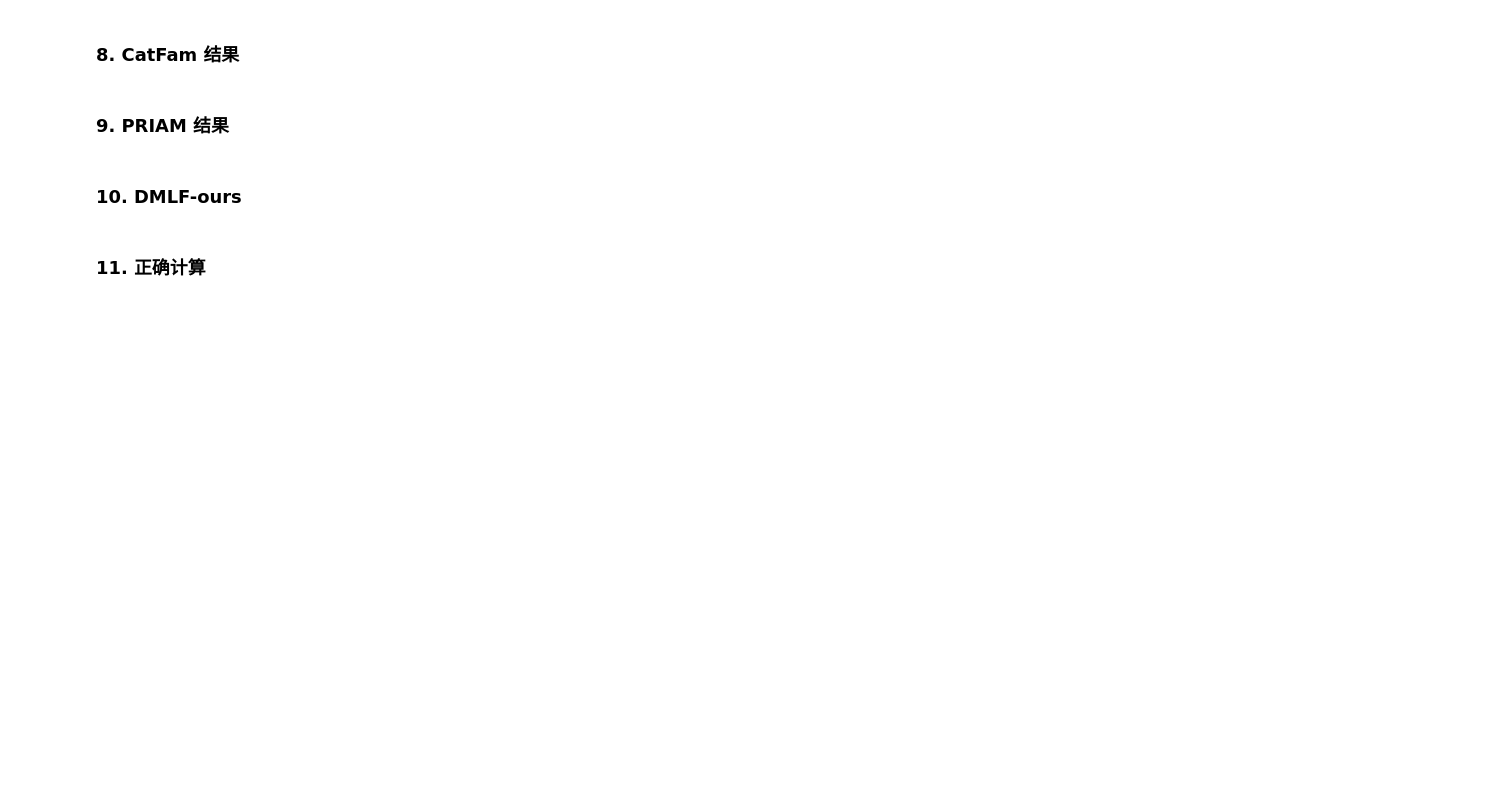
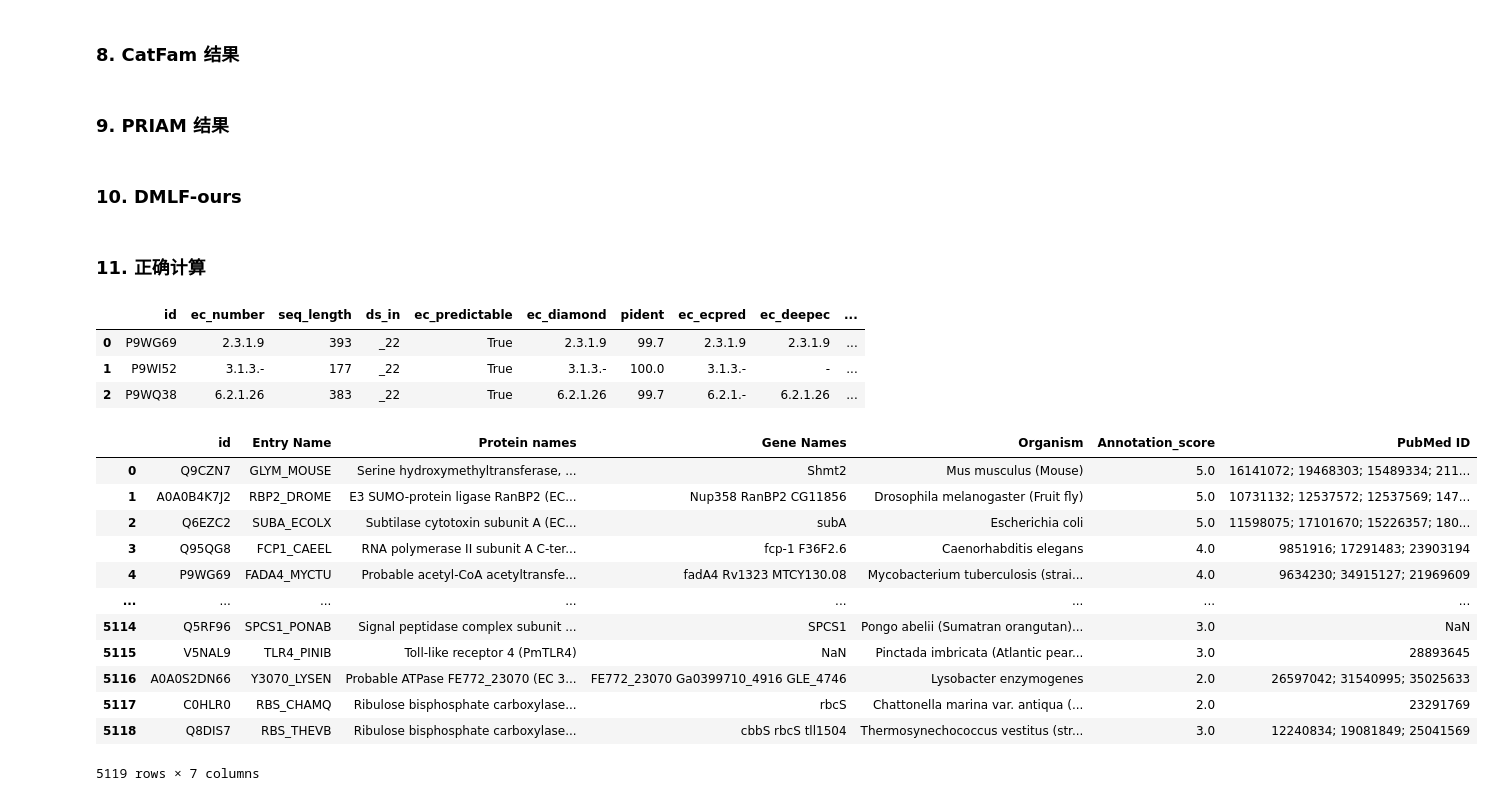
Before and after one commit to kingstdio/ECRECer, a Jupyter notebook: results_ana.ipynb, the cells around one changed output. Saved outputs shown, nothing was run; the diff lists cells and outputs as text; code cells hidden in the pictures; blank space fills up the shorter version.

```diff
--- a/results_ana.ipynb
+++ b/results_ana.ipynb
@@ -77,4 +124,4 @@ def is_ec_pred_correct(ground, predict):
 test_res = pd.concat([task3_test_22,task3_test_20[~task3_test_20.seq.isin(task3_test_22.seq)]], axis=0).reset_index(drop=True)
 test_res['ds_in'] = test_res.seq.apply(lambda x: cacl_t20_t22(task3_test_20.seq.values, task3_test_22.seq.values, x))
 test_res['ec_predictable']=test_res.ec_number.apply(lambda x :isecpredictable(x, set(ec_task3_train)))
-test_res
+test_res['seq_length']=test_res.seq.apply(lambda x:len(x))
@@ -99,7 +132,7 @@ diamond_task3 = funclib.getblast(train=data_task3_train[['id','seq']], test=test
 res_task3_diamond = diamond_task3[['id','sseqid','pident']].merge(data_task3_train[['id','ec_number']], how='left', left_on='sseqid', right_on='id')
 res_task3_diamond = res_task3_diamond[['id_x', 'ec_number','pident']].rename(columns={'id_x':'id','ec_number':'ec_diamond'})
 
-f_merge_res = test_res[['id','ec_number', 'ds_in', 'ec_predictable']].merge(res_task3_diamond, on='id', how='left').drop_duplicates().reset_index(drop=True)
+f_merge_res = test_res[['id','ec_number','seq_length', 'ds_in', 'ec_predictable']].merge(res_task3_diamond, on='id', how='left').drop_duplicates().reset_index(drop=True)
 f_merge_res.ec_diamond = f_merge_res.ec_diamond.fillna('-')
 # %% [output]
 Write finished
@@ -178,3 +211,8 @@ f_merge_res['right_ec_priam']   = f_merge_res.apply(lambda x:is_ec_pred_correct(
 f_merge_res['ec_ours']=f_merge_res.apply(lambda x: x.ec_diamond if x.pident>20 else x.ec_ours, axis=1)
 f_merge_res['right_ec_ours']   = f_merge_res.apply(lambda x:is_ec_pred_correct(ground=x.ec_number, predict=x.ec_ours), axis=1)
 f_merge_res.head(3)
+# %% [output]
+|  | id | ec_number | seq_length | ds_in | ec_predictable | ec_diamond | pident | ec_ecpred | ec_deepec | ... |
+| 0 | P9WG69 | 2.3.1.9 | 393 | _22 | True | 2.3.1.9 | 99.7 | 2.3.1.9 | 2.3.1.9 | ... |
+| 1 | P9WI52 | 3.1.3.- | 177 | _22 | True | 3.1.3.- | 100.0 | 3.1.3.- | - | ... |
+| 2 | P9WQ38 | 6.2.1.26 | 383 | _22 | True | 6.2.1.26 | 99.7 | 6.2.1.- | 6.2.1.26 | ... |
@@ -182,0 +219,18 @@ f_merge_res.to_excel(cfg.RESULTSDIR+'case2210/case_5121_integrated_results.xlsx'
+# %%
+sup_info = grab_Uniprot_info_by_ids_inbatch(uniprot_list=f_merge_res.id.values, batch_size=20)
+sup_info = sup_info.rename(columns={'Annotation':'Annotation_score', 'Entry':'id'})
+sup_info
+# %% [output]
+|  | id | Entry Name | Protein names | Gene Names | Organism | Annotation_score | PubMed ID |
+| 0 | Q9CZN7 | GLYM_MOUSE | Serine hydroxymethyltransferase, ... | Shmt2 | Mus musculus (Mouse) | 5.0 | 16141072; 19468303; 15489334; 211... |
+| 1 | A0A0B4K7J2 | RBP2_DROME | E3 SUMO-protein ligase RanBP2 (EC... | Nup358 RanBP2 CG11856 | Drosophila melanogaster (Fruit fly) | 5.0 | 10731132; 12537572; 12537569; 147... |
+| 2 | Q6EZC2 | SUBA_ECOLX | Subtilase cytotoxin subunit A (EC... | subA | Escherichia coli | 5.0 | 11598075; 17101670; 15226357; 180... |
+| 3 | Q95QG8 | FCP1_CAEEL | RNA polymerase II subunit A C-ter... | fcp-1 F36F2.6 | Caenorhabditis elegans | 4.0 | 9851916; 17291483; 23903194 |
+| 4 | P9WG69 | FADA4_MYCTU | Probable acetyl-CoA acetyltransfe... | fadA4 Rv1323 MTCY130.08 | Mycobacterium tuberculosis (strai... | 4.0 | 9634230; 34915127; 21969609 |
+| ... | ... | ... | ... | ... | ... | ... | ... |
+| 5114 | Q5RF96 | SPCS1_PONAB | Signal peptidase complex subunit ... | SPCS1 | Pongo abelii (Sumatran orangutan)... | 3.0 | NaN |
+| 5115 | V5NAL9 | TLR4_PINIB | Toll-like receptor 4 (PmTLR4) | NaN | Pinctada imbricata (Atlantic pear... | 3.0 | 28893645 |
+| 5116 | A0A0S2DN66 | Y3070_LYSEN | Probable ATPase FE772_23070 (EC 3... | FE772_23070 Ga0399710_4916 GLE_4746 | Lysobacter enzymogenes | 2.0 | 26597042; 31540995; 35025633 |
+| 5117 | C0HLR0 | RBS_CHAMQ | Ribulose bisphosphate carboxylase... | rbcS | Chattonella marina var. antiqua (... | 2.0 | 23291769 |
+| 5118 | Q8DIS7 | RBS_THEVB | Ribulose bisphosphate carboxylase... | cbbS rbcS tll1504 | Thermosynechococcus vestitus (str... | 3.0 | 12240834; 19081849; 25041569 |
+5119 rows × 7 columns
```
Also changed, not shown: parts of 7 cells of this notebook, 9 other files.
